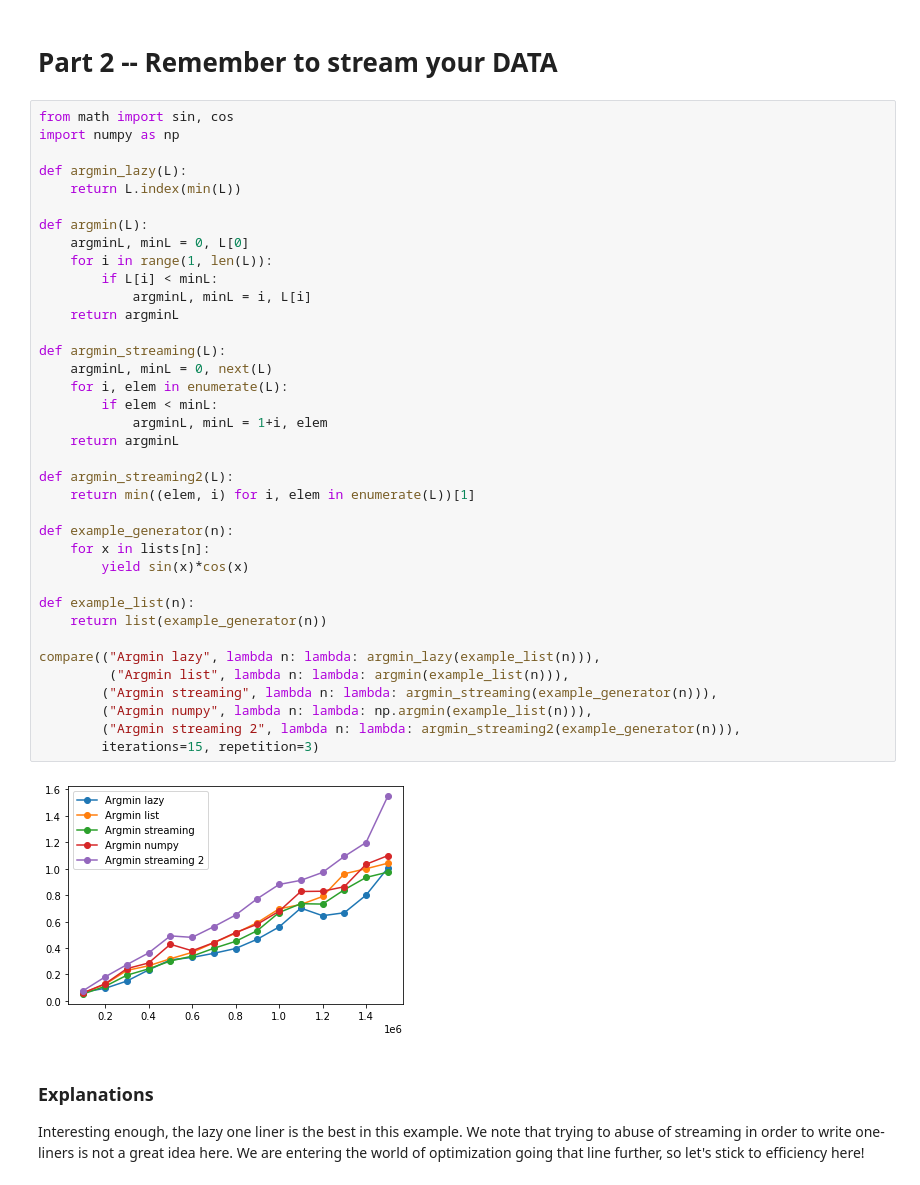
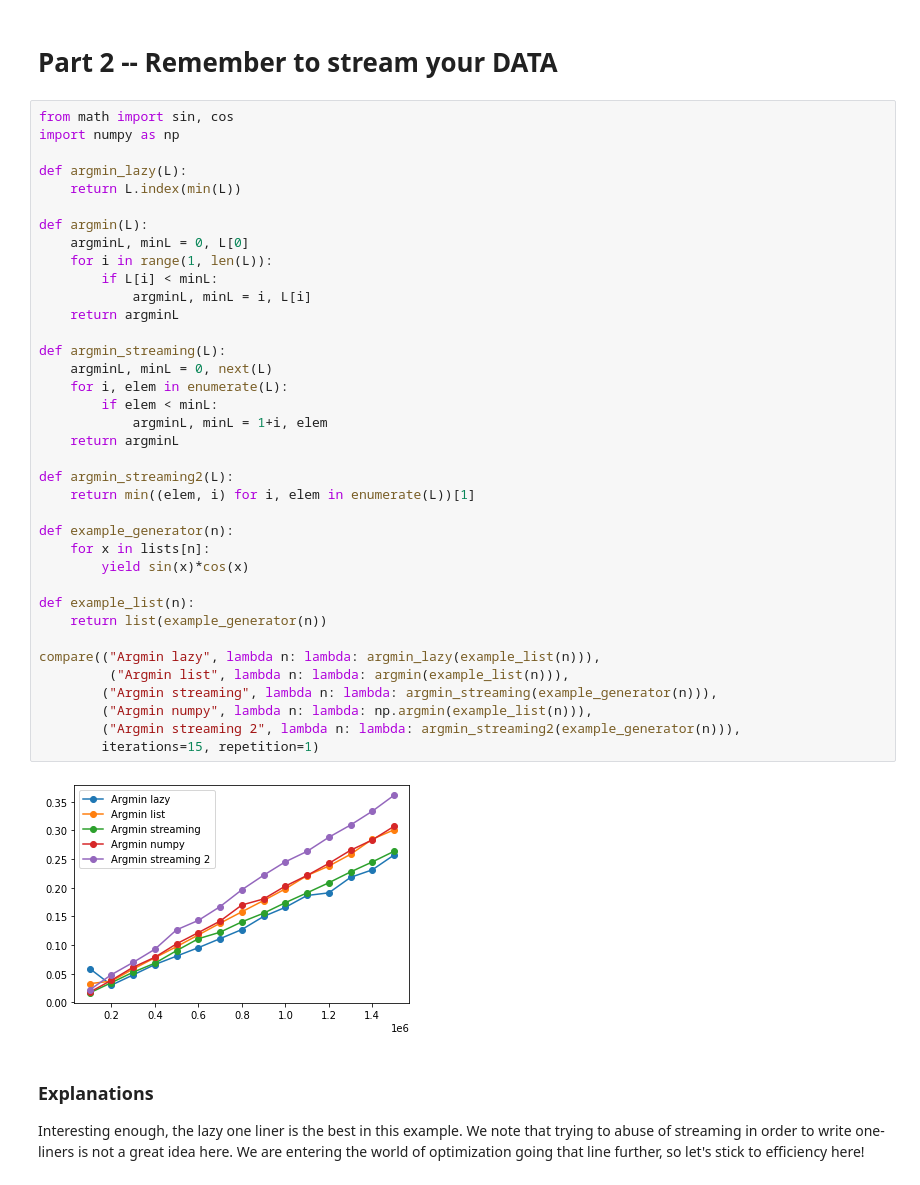
Before and after one commit to rduvignau/efficient-python-scripts, a Jupyter notebook: solution.ipynb, the cells around one changed output. Cells and saved outputs as stored; diff of their text form.

```diff
--- a/solution.ipynb
+++ b/solution.ipynb
@@ -212,35 +210,35 @@ def argmin_lazy(L):
 def argmin(L):
     argminL, minL = 0, L[0]
     for i in range(1, len(L)):
         if L[i] < minL:
             argminL, minL = i, L[i]
     return argminL
 
 def argmin_streaming(L):
     argminL, minL = 0, next(L)
     for i, elem in enumerate(L):
         if elem < minL:
             argminL, minL = 1+i, elem
     return argminL
 
 def argmin_streaming2(L):
     return min((elem, i) for i, elem in enumerate(L))[1]
 
 def example_generator(n):
     for x in lists[n]:
         yield sin(x)*cos(x)
 
 def example_list(n):
     return list(example_generator(n))
 
 compare(("Argmin lazy", lambda n: lambda: argmin_lazy(example_list(n))),
          ("Argmin list", lambda n: lambda: argmin(example_list(n))),
         ("Argmin streaming", lambda n: lambda: argmin_streaming(example_generator(n))),
         ("Argmin numpy", lambda n: lambda: np.argmin(example_list(n))),
         ("Argmin streaming 2", lambda n: lambda: argmin_streaming2(example_generator(n))),
-        iterations=15, repetition=3)
+        iterations=15, repetition=1)
 # %% [output]
-[figure, old version]
+[figure, new version]
 # %% [markdown]
 ### Explanations
 
```
Also changed, not shown: parts of 8 cells of this notebook.
